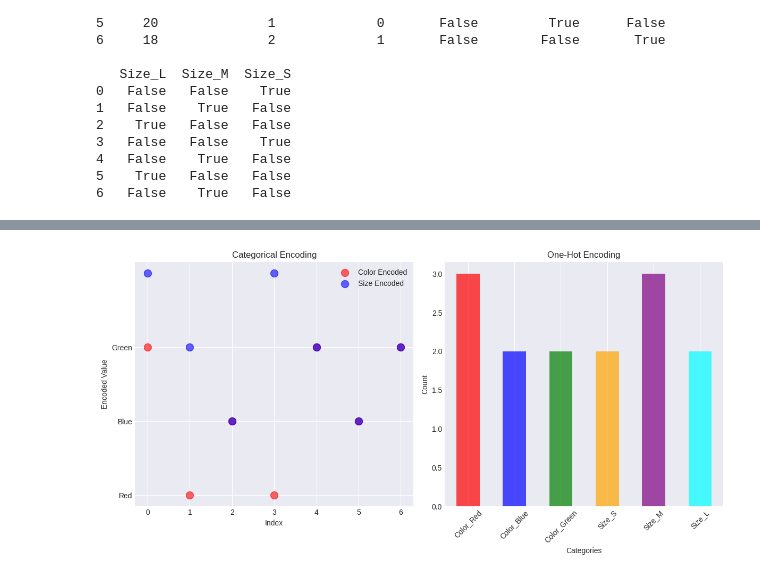
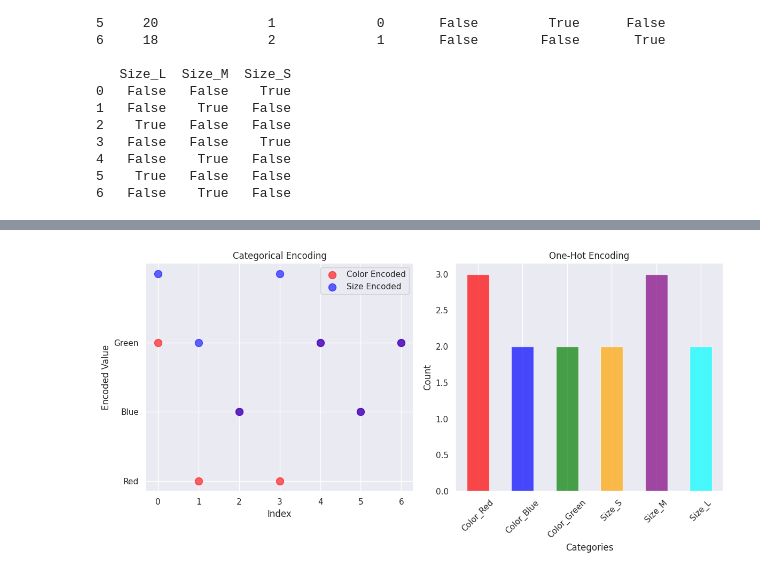
Before and after one commit to Ravikumar0613/ML_Lab, a Jupyter notebook: ML_Lab6.ipynb, the cells around one changed output, grey strips where cells are left out. Saved outputs shown, nothing was run; the diff lists cells and outputs as text; code cells hidden in the pictures.

```diff
--- a/ML_Lab6.ipynb
+++ b/ML_Lab6.ipynb
@@ -106,8 +106,14 @@ DataFrame with One-Hot Encoding:
 5    True   False   False
 6   False    True   False
 # %%
-# Set the style for better visualization
-plt.style.use('seaborn-darkgrid')
+
+!pip install seaborn
+import seaborn as sns
+import pandas as pd
+import matplotlib.pyplot as plt
+
+# Apply the seaborn style before any plotting commands
+sns.set_theme(style="darkgrid") # This imports the seaborn styles for matplotlib# Set the style for better visualization
 
 # Plotting the original data
 plt.figure(figsize=(12, 6))
@@ -140 +161 @@ plt.show()
-[figure, old version]
+[figure, new version]
```
Also changed, not shown: parts of 1 cell of this notebook.
